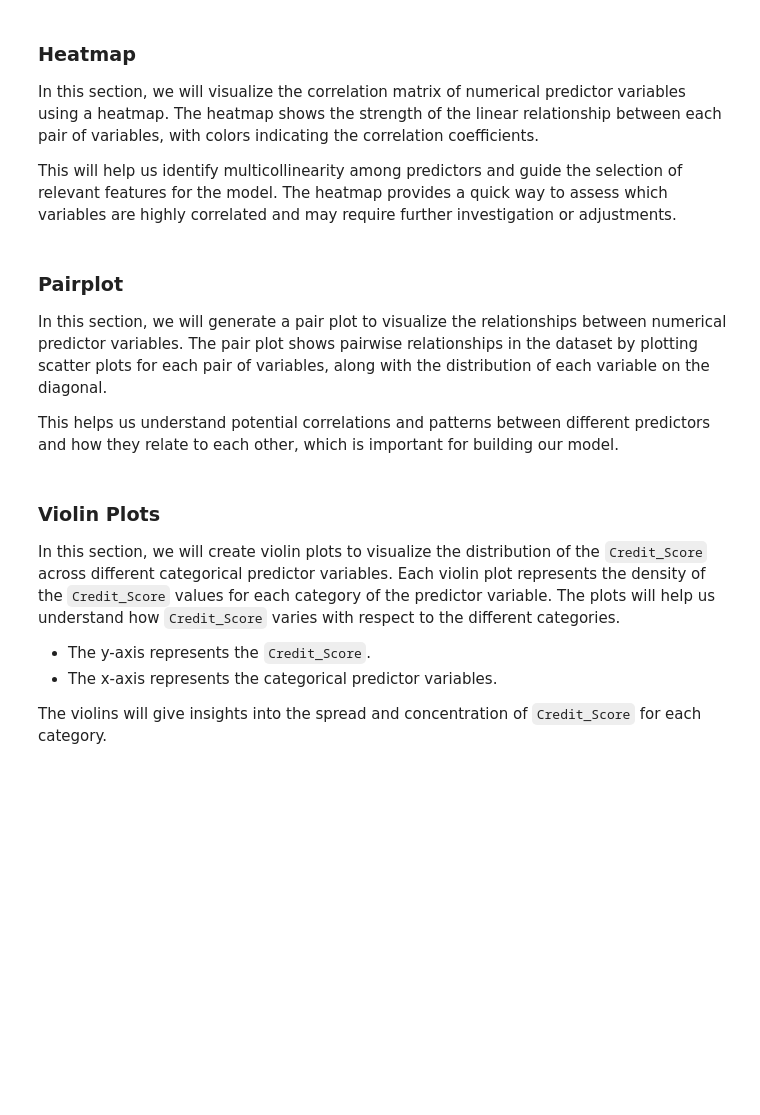
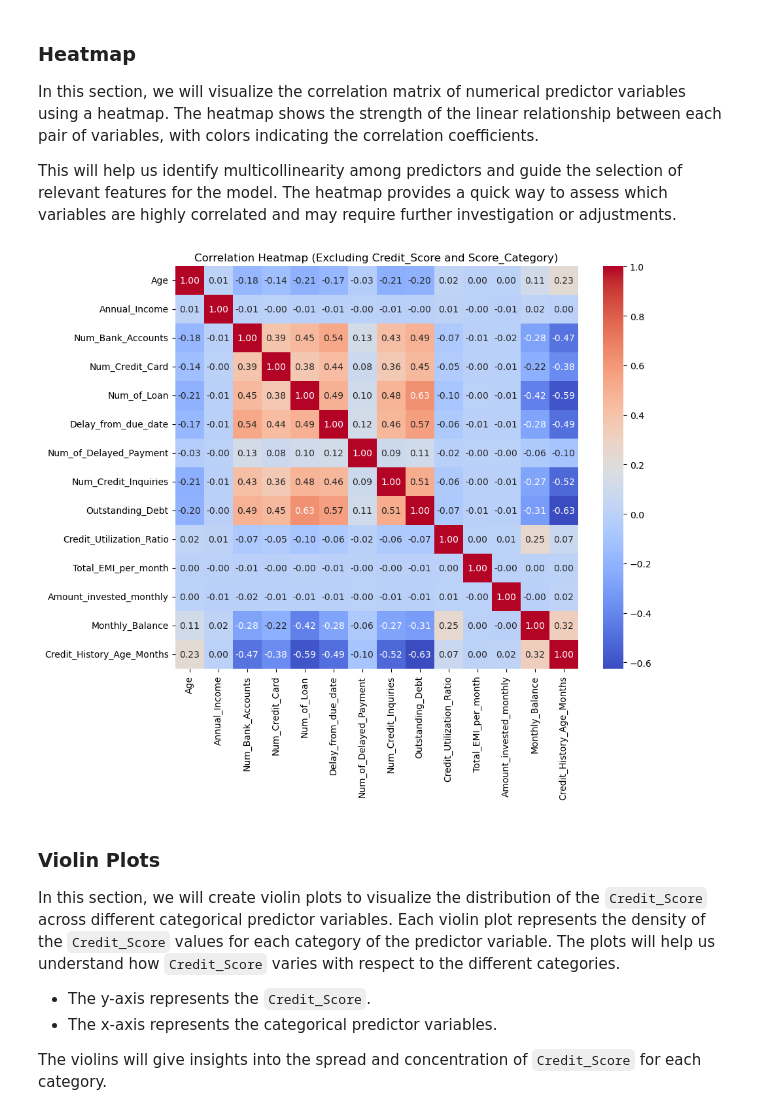
Before and after one commit to RaniaAguirre/Credit-Model, a Jupyter notebook: Variable Analysis/analysis.ipynb, the cells around one changed output. Drawn from its saved outputs; the diff is of its cells as text; code cells hidden in the pictures; blank space fills up the shorter version.

```diff
--- a/Variable Analysis/analysis.ipynb
+++ b/Variable Analysis/analysis.ipynb
@@ -17,23 +17,22 @@ This will help us identify multicollinearity among predictors and guide the sele
 # %%
 # Load the dataset
 df = pd.read_csv('train_cleaned.csv')
 
 # Drop 'Credit_Score' and 'Score_Category' columns
 df_cleaned = df.drop(columns=['Credit_Score', 'Score_Category'])
 
+# Select only numeric columns
+numeric_df = df_cleaned.select_dtypes(include=['int64', 'float64'])
+
 # Calculate the correlation matrix
-corr_matrix = df_cleaned.corr()
+corr_matrix = numeric_df.corr()
 
 # Create the heatmap
 plt.figure(figsize=(10, 8))
 sns.heatmap(corr_matrix, annot=True, cmap='coolwarm', fmt='.2f', cbar=True, square=True)
 
 # Set the title
 plt.title('Correlation Heatmap (Excluding Credit_Score and Score_Category)')
 plt.show()
+# %% [output]
+[figure, added]
-# %% [markdown]
-### Pairplot
-
-In this section, we will generate a pair plot to visualize the relationships between numerical predictor variables. The pair plot shows pairwise relationships in the dataset by plotting scatter plots for each pair of variables, along with the distribution of each variable on the diagonal.
-
-This helps us understand potential correlations and patterns between different predictors and how they relate to each other, which is important for building our model.
```
Also changed, not shown: parts of 3 cells of this notebook, 4 other files.
